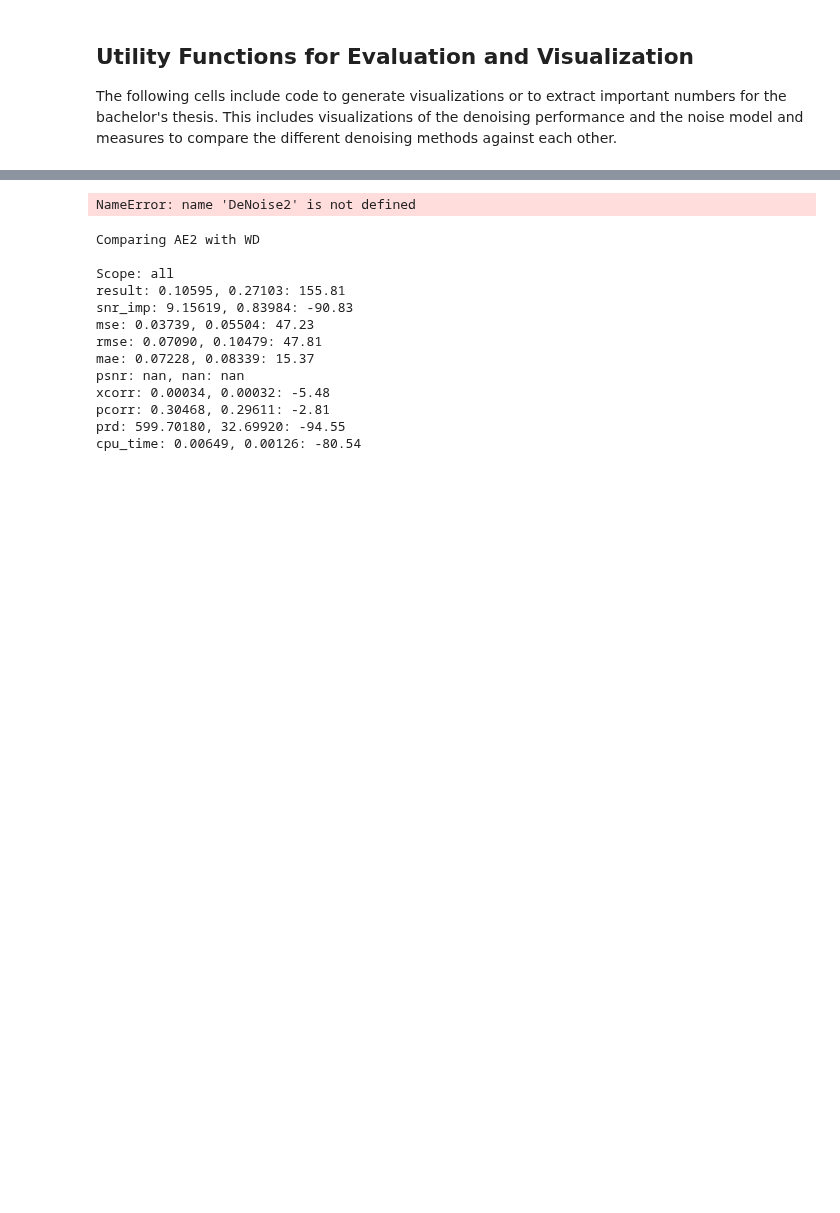
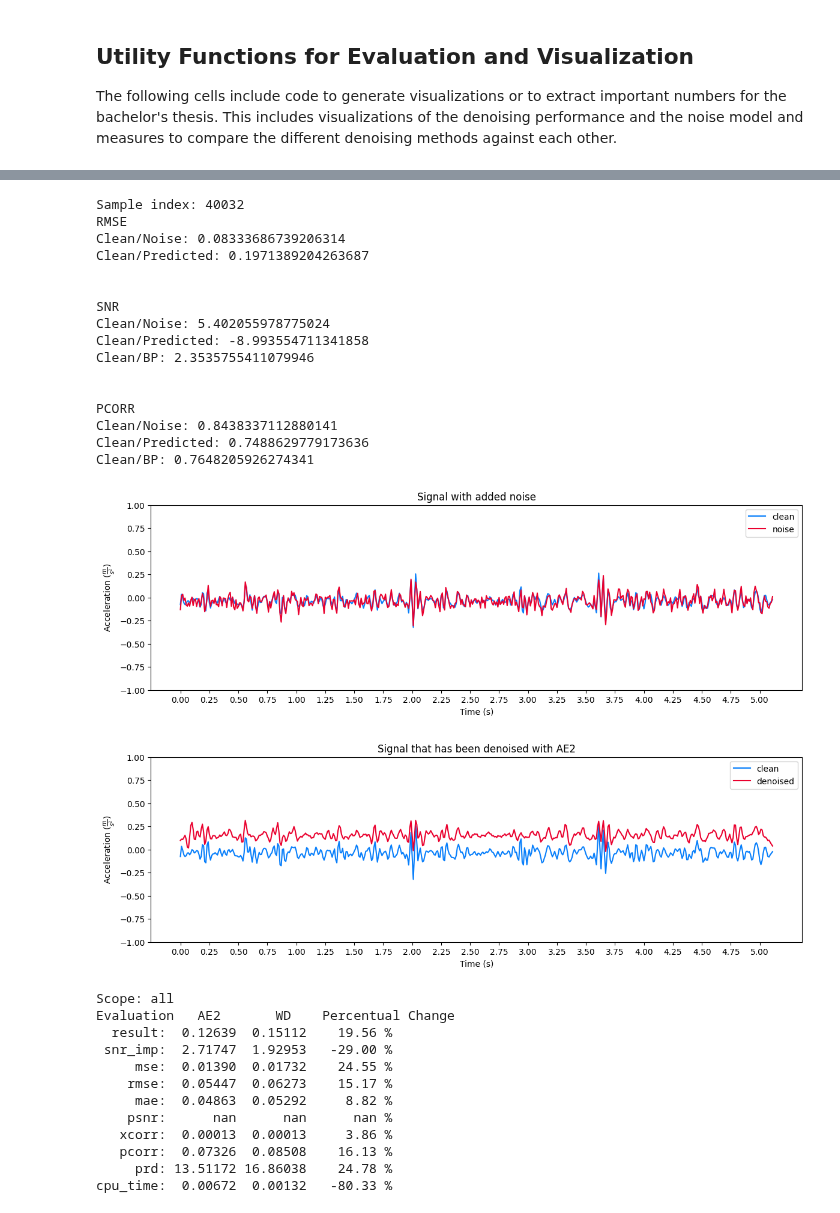
Before and after one commit to jonasburian/Bachelor-Thesis-Project, a Jupyter notebook: project.ipynb, the cells around one changed output, grey strips where cells are left out. Drawn from its saved outputs; the diff is of its cells as text; code cells hidden in the pictures; blank space fills up the shorter version.

```diff
--- a/project.ipynb
+++ b/project.ipynb
@@ -1190,12 +1217,12 @@ plt.show()
 # The signal will be selected randomly and the denoising method can be configured. What is more, the
 # implications of the used method on the transformation of scg to ecg can be visualized.
 
-ecg = True
+ecg = False
 
 # model = DeNoise1(layer_size=256).to(device)
 # model.load_state_dict(torch.load(os.path.join(model_directory, 'new/wgn/m2_128_20.pth'), map_location=torch.device(device)))
 
-model = DeNoise2(layer_size=128).to(device)
+model = DeNoise2(layer_size=256).to(device)
 model.load_state_dict(torch.load(os.path.join(model_directory, 'model_2.pth'), map_location=torch.device(device)))
 
 model_ecg = DeNoise2(layer_size=128).to(device)
@@ -1229,48 +1256,65 @@ with torch.no_grad():
     print(f'SNR \nClean/Noise: {snr(clean, noise_snr)}\nClean/Predicted: {snr(clean, predicted)}\nClean/BP: {snr(clean, bandpass(predicted))}\n\n')
     print(f'PCORR \nClean/Noise: {pcorr(clean, noise)}\nClean/Predicted: {pcorr(clean, predicted)}\nClean/BP: {pcorr(clean, bandpass(predicted))}\n\n')
 
+
     time_from = 0
     time_to = 512
-
 
     # Clean/Noise Graph
     plt.figure(figsize=(14, 4))
 
     x = np.array(range(time_to)[time_from:time_to]) / sampling_rate
     plt.plot(x, clean[time_from:time_to], color='#087ffb', label='clean')
     plt.plot(x, noise_snr[time_from:time_to], color='#ea002e', label='noise')
     plt.xticks(x[::25])
 
     plt.title('Signal with added noise')
     plt.xlabel('Time (s)')
     plt.ylabel(r'Acceleration $(\frac{m}{s^2})$')
     plt.ylim(bottom=-1, top=1)
     plt.legend()
 
     plt.show()
 
 
     # Clean/Denoised Graph
     plt.figure(figsize=(14, 4))
 
     x = np.array(range(time_to)[time_from:time_to]) / sampling_rate
     plt.plot(x, clean[time_from:time_to], color='#087ffb', label='clean')
-    plt.plot(x, predicted[time_from:time_to], color='#ea002e', label='denoised')
+    plt.plot(x, bandpass(predicted)[time_from:time_to], color='#ea002e', label='denoised')
     plt.xticks(x[::25])
 
     plt.title('Signal that has been denoised with AE2')
     plt.xlabel('Time (s)')
     plt.ylabel(r'Acceleration $(\frac{m}{s^2})$')
     plt.ylim(bottom=-1, top=1)
     plt.legend()
 
     plt.show()
 # %% [output]
-NameError: name 'DeNoise2' is not defined
+Sample index: 40032
+RMSE
+Clean/Noise: 0.08333686739206314
+Clean/Predicted: 0.1971389204263687
+
+
+SNR
+Clean/Noise: 5.402055978775024
+Clean/Predicted: -8.993554711341858
+Clean/BP: 2.3535755411079946
+
+
+PCORR
+Clean/Noise: 0.8438337112880141
+Clean/Predicted: 0.7488629779173636
+Clean/BP: 0.7648205926274341
+[figure, added]
+[figure, added]
 # %%
 # COMPARISON OF DIFFERENT DENOISING METHODS
 
-# Gives the procentural improvements of the denoted denoising methods (column_1 and column_2)
+# Gives the percentual change of the denoted denoising methods (column_1 and column_2)
 # for specific scopes and a specific metric (mean or sd)
 
 filename = 'results/2/results.json'
@@ -1283,26 +1327,25 @@ metric = 'sd'
 with open(filename) as json_file:
     results = json.load(json_file)
 
-    print(f'Comparing {column_1} with {column_2}')
     for scope in scopes:
-        print(f'\nScope: {scope}')
+        print(f'Scope: {scope}')
+        print('\033[1m{:^8} {:^8} {:^8} {:^8}\033[0m'.format('Evaluation', column_1, column_2, 'Percentual Change'))
         for evaluation in results[column_1][scope]:
             val = results[column_1][scope][evaluation][metric]
             val_cmp = results[column_2][scope][evaluation][metric]
 
             percentage_change = (val_cmp - val) / val * 100
-            print(f'{evaluation}:\t{val:.5f},\t{val_cmp:.5f}:\t{percentage_change:.2f}')
+            print(f'{evaluation:>8}: {val:>8.5f} {val_cmp:>8.5f} {percentage_change:>8.2f} %')
 # %% [output]
-Comparing AE2 with WD
-
 Scope: all
-result: 0.10595, 0.27103: 155.81
-snr_imp: 9.15619, 0.83984: -90.83
-mse: 0.03739, 0.05504: 47.23
-rmse: 0.07090, 0.10479: 47.81
-mae: 0.07228, 0.08339: 15.37
-psnr: nan, nan: nan
-xcorr: 0.00034, 0.00032: -5.48
-pcorr: 0.30468, 0.29611: -2.81
-prd: 599.70180, 32.69920: -94.55
-cpu_time: 0.00649, 0.00126: -80.54
+Evaluation   AE2       WD    Percentual Change
+  result:  0.12639  0.15112    19.56 %
+ snr_imp:  2.71747  1.92953   -29.00 %
+     mse:  0.01390  0.01732    24.55 %
+    rmse:  0.05447  0.06273    15.17 %
+     mae:  0.04863  0.05292     8.82 %
+    psnr:      nan      nan      nan %
+   xcorr:  0.00013  0.00013     3.86 %
+   pcorr:  0.07326  0.08508    16.13 %
+     prd: 13.51172 16.86038    24.78 %
+cpu_time:  0.00672  0.00132   -80.33 %
```
Also changed, not shown: parts of 5 cells of this notebook, 2 other files.
